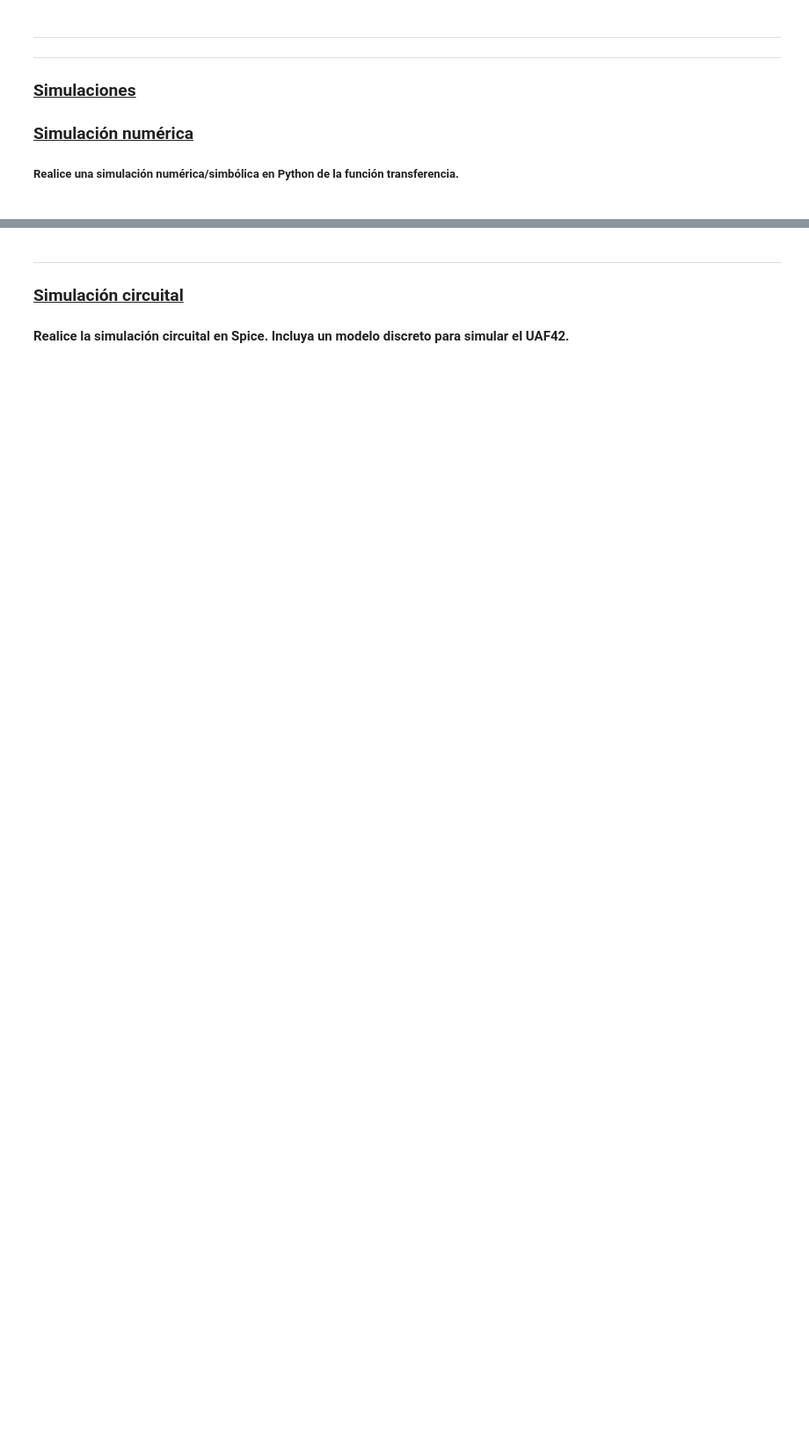
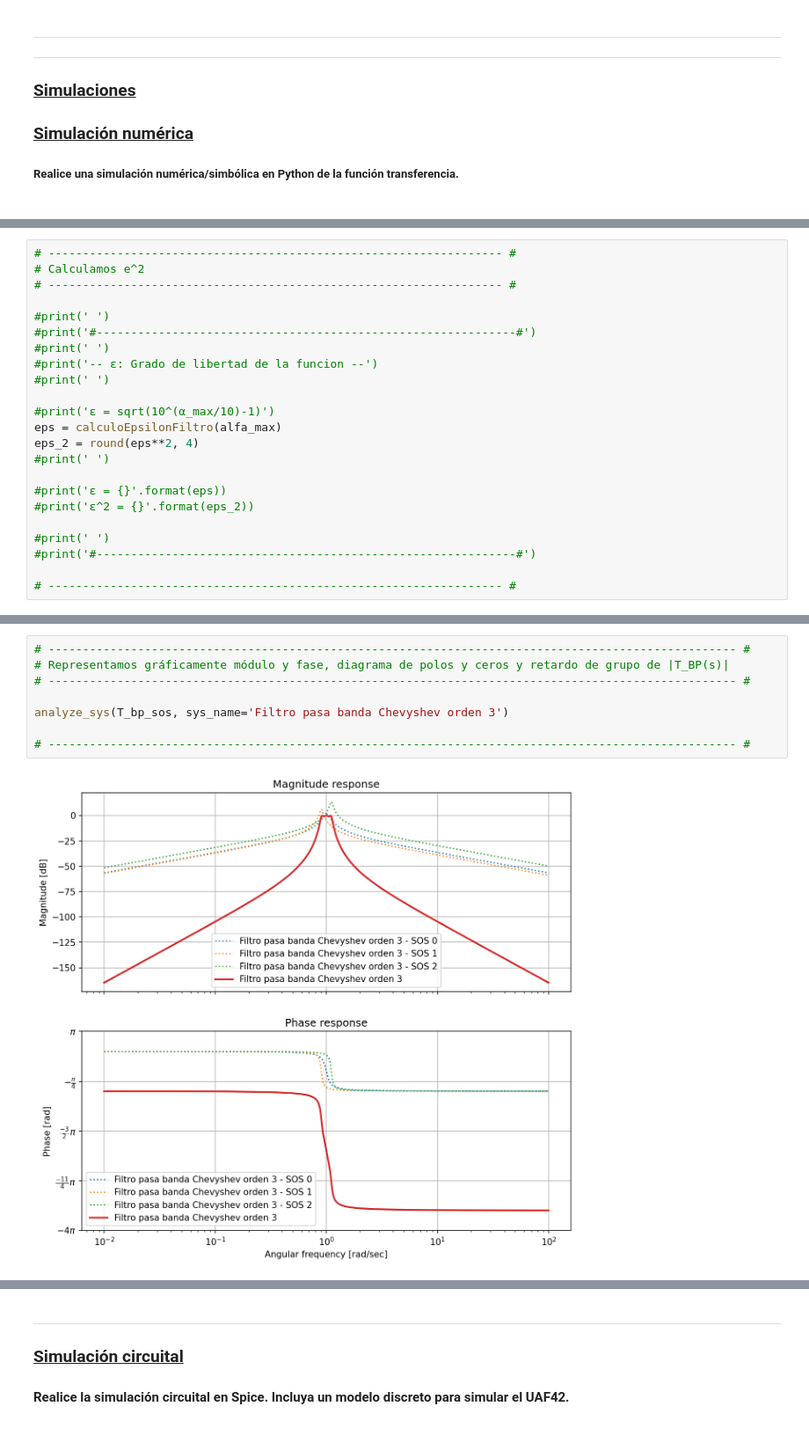
Before and after one commit to dmoharos/UTN_BA_TC2, a Jupyter notebook: TS5/TS5_Presentacion.ipynb, the cells around one changed output, grey strips where cells are left out. Shown: that part at 88% size. Cells and saved outputs as stored; diff of their text form; blank space fills up the shorter version.

```diff
--- a/TS5/TS5_Presentacion.ipynb
+++ b/TS5/TS5_Presentacion.ipynb
@@ -1312,0 +1157,23 @@ analyze_sys(t_T_hp_, sys_name='Filtro pasa alto Chevyshev 2do orden')
+# %%
+# ------------------------------------------------------------------ #
+# Calculamos e^2
+# ------------------------------------------------------------------ #
+
+#print(' ')
+#print('#-------------------------------------------------------------#')
+#print(' ')
+#print('-- ε: Grado de libertad de la funcion --')
+#print(' ')
+
+#print('ε = sqrt(10^(α_max/10)-1)')
+eps = calculoEpsilonFiltro(alfa_max)
+eps_2 = round(eps**2, 4)
+#print(' ')
+
+#print('ε = {}'.format(eps))
+#print('ε^2 = {}'.format(eps_2))
+
+#print(' ')
+#print('#-------------------------------------------------------------#')
+
+# ------------------------------------------------------------------ #
@@ -1312,0 +1325,10 @@ analyze_sys(t_T_hp_, sys_name='Filtro pasa alto Chevyshev 2do orden')
+# %%
+# ---------------------------------------------------------------------------------------------------- #
+# Representamos gráficamente módulo y fase, diagrama de polos y ceros y retardo de grupo de |T_BP(s)|
+# ---------------------------------------------------------------------------------------------------- #
+
+analyze_sys(T_bp_sos, sys_name='Filtro pasa banda Chevyshev orden 3')
+
+# ---------------------------------------------------------------------------------------------------- #
+# %% [output]
+[figure, added]
```
Also changed, not shown: parts of 15 cells of this notebook.
